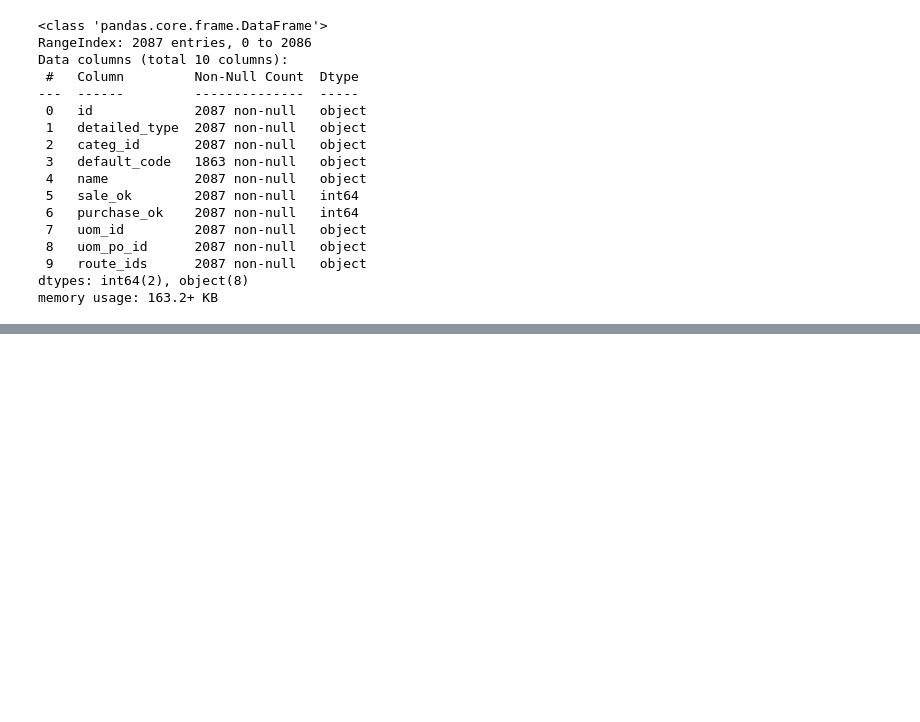
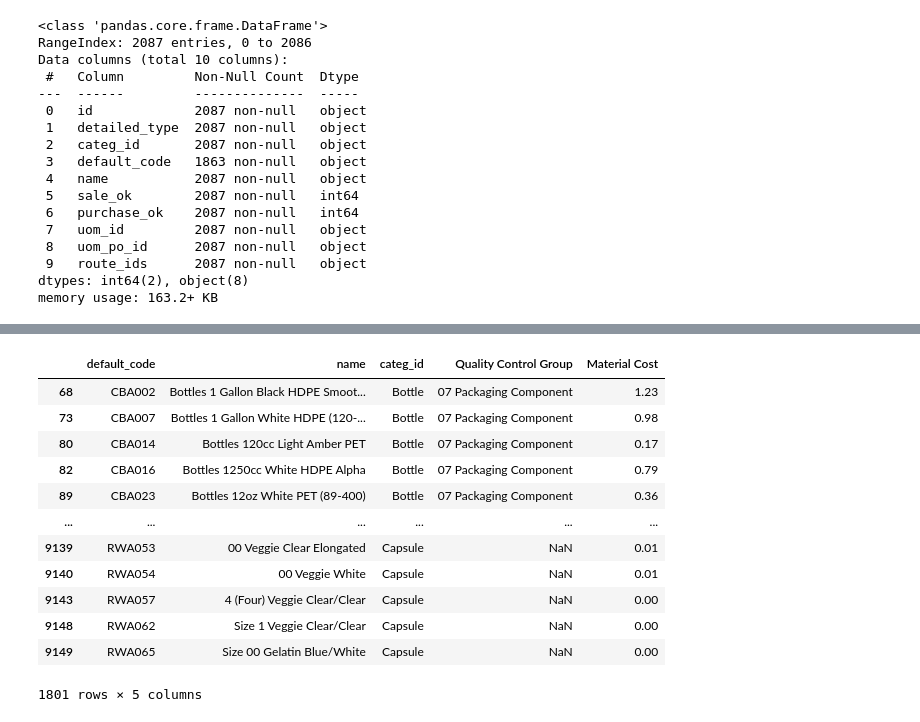
Before and after one commit to masterTrooperMx/PY_notebooks, a Jupyter notebook: catalyst/data/test_loader.ipynb, the cells around one changed output, grey strips where cells are left out. Saved outputs shown, nothing was run; the diff lists cells and outputs as text; code cells hidden in the pictures; blank space fills up the shorter version.

```diff
--- a/catalyst/data/test_loader.ipynb
+++ b/catalyst/data/test_loader.ipynb
@@ -317,3 +317,22 @@ df_inventory.head()
 | 2 | setup.product_template.0003 | product | Components / Bottle | CBA014 | 120cc Light Amber PET | 0 | 1 | Units | Units | ... |
 | 3 | setup.product_template.0004 | product | Components / Bottle | CBA016 | 1250cc Wht HDPE ALPHA | 0 | 1 | Units | Units | ... |
 | 4 | setup.product_template.0005 | product | Components / Bottle | CBA023 | 12oz WHT PET 89-400 | 0 | 1 | Units | Units | ... |
+# %%
+# check recs in filtered and in Inventory
+df_filtered_in_inventory = df_filtered["default_code"].isin(df_inventory["default_code"])
+df_recs_filtered_in_inventory = df_filtered.loc[df_filtered_in_inventory]
+df_recs_filtered_in_inventory
+# %% [output]
+|  | default_code | name | categ_id | Quality Control Group | Material Cost |
+| 68 | CBA002 | Bottles 1 Gallon Black HDPE Smoot... | Bottle | 07 Packaging Component | 1.23 |
+| 73 | CBA007 | Bottles 1 Gallon White HDPE (120-... | Bottle | 07 Packaging Component | 0.98 |
+| 80 | CBA014 | Bottles 120cc Light Amber PET | Bottle | 07 Packaging Component | 0.17 |
+| 82 | CBA016 | Bottles 1250cc White HDPE Alpha | Bottle | 07 Packaging Component | 0.79 |
+| 89 | CBA023 | Bottles 12oz White PET (89-400) | Bottle | 07 Packaging Component | 0.36 |
+| ... | ... | ... | ... | ... | ... |
+| 9139 | RWA053 | 00 Veggie Clear Elongated | Capsule | NaN | 0.01 |
+| 9140 | RWA054 | 00 Veggie White | Capsule | NaN | 0.01 |
+| 9143 | RWA057 | 4 (Four) Veggie Clear/Clear | Capsule | NaN | 0.00 |
+| 9148 | RWA062 | Size 1 Veggie Clear/Clear | Capsule | NaN | 0.00 |
+| 9149 | RWA065 | Size 00 Gelatin Blue/White | Capsule | NaN | 0.00 |
+1801 rows × 5 columns
```
Also changed, not shown: parts of 3 cells of this notebook.
